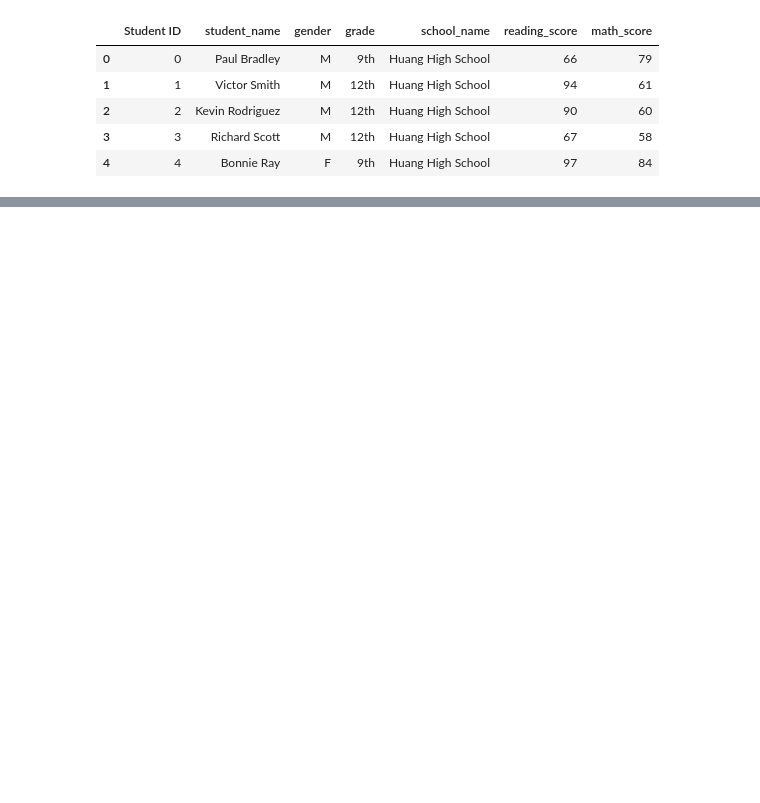
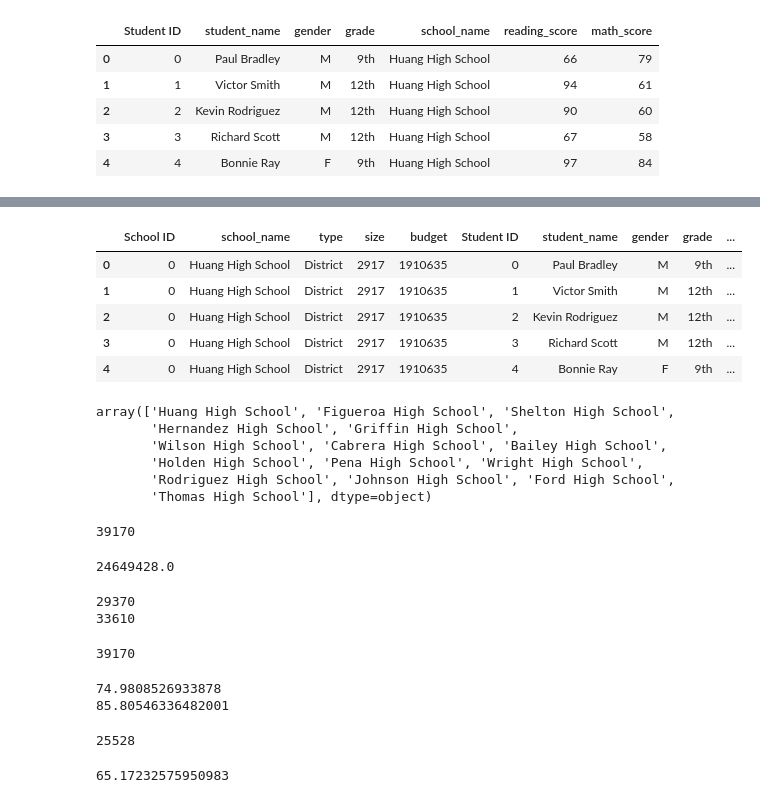
Before and after one commit to kanggg007/School_District_Analysis., a Jupyter notebook: pandas_practice.ipynb, the cells around one changed output, grey strips where cells are left out. Saved outputs shown, nothing was run; the diff lists cells and outputs as text; code cells hidden in the pictures; blank space fills up the shorter version.

Commit message:
District summary complete

```diff
--- a/pandas_practice.ipynb
+++ b/pandas_practice.ipynb
@@ -247,0 +275,59 @@ student_df.head()
+# %%
+school_complete_df = pd.merge(left = school_df, right =student_df, on = ["school_name","school_name"])
+# %%
+school_complete_df.head()
+# %% [output]
+|  | School ID | school_name | type | size | budget | Student ID | student_name | gender | grade | ... |
+| 0 | 0 | Huang High School | District | 2917 | 1910635 | 0 | Paul Bradley | M | 9th | ... |
+| 1 | 0 | Huang High School | District | 2917 | 1910635 | 1 | Victor Smith | M | 12th | ... |
+| 2 | 0 | Huang High School | District | 2917 | 1910635 | 2 | Kevin Rodriguez | M | 12th | ... |
+| 3 | 0 | Huang High School | District | 2917 | 1910635 | 3 | Richard Scott | M | 12th | ... |
+| 4 | 0 | Huang High School | District | 2917 | 1910635 | 4 | Bonnie Ray | F | 9th | ... |
+# %%
+school_count =len(school_complete_df["school_name"].unique)
+school_count
+# %% [output]
+array(['Huang High School', 'Figueroa High School', 'Shelton High School',
+       'Hernandez High School', 'Griffin High School',
+       'Wilson High School', 'Cabrera High School', 'Bailey High School',
+       'Holden High School', 'Pena High School', 'Wright High School',
+       'Rodriguez High School', 'Johnson High School', 'Ford High School',
+       'Thomas High School'], dtype=object)
+# %%
+len(school_count)
+# %% [output]
+39170
+# %%
+budget_group = school_complete_df.groupby(['school_name'])
+total_budget = budget_group.mean()["budget"].sum()
+total_budget
+# %% [output]
+24649428.0
+# %%
+passing_reading_df =school_complete_df.loc[school_complete_df["reading_score"] >=70]
+passing_math_df = school_complete_df.loc[school_complete_df["math_score"]>=70]
+passing_math_count = passing_math_df["student_name"].count()
+passing_reading_count = passing_reading_df["student_name"].count()
+print(passing_math_count)
+print(passing_reading_count)
+# %% [output]
+29370
+33610
+# %%
+student_count = school_complete_df["Student ID"].count()
+student_count
+# %% [output]
+39170
+# %%
+def get_percentge(a,b):
+    return(a/float(b)*100)
+percentage_passing_math = get_percentge(passing_math_count,student_count)
+percentage_passing_reading = get_percentge(passing_reading_count, student_count)
+average_math_score = school_complete_df["math_score"].mean()
+average_reading_score = school_complete_df["reading_score"].mean()
+
+print(percentage_passing_math)
+print(percentage_passing_reading)
+# %% [output]
+74.9808526933878
+85.80546336482001
@@ -247,0 +336,10 @@ student_df.head()
+# %%
+passing_both_math_reading_count = passing_both_math_reading_df["student_name"].count()
+print(passing_both_math_reading_count)
+# %% [output]
+25528
+# %%
+percentage_passing_both_math_reading = get_percentge(passing_both_math_reading_count,student_count)
+print(percentage_passing_both_math_reading)
+# %% [output]
+65.17232575950983
```
Also changed, not shown: parts of 8 cells of this notebook, 1 other file.
